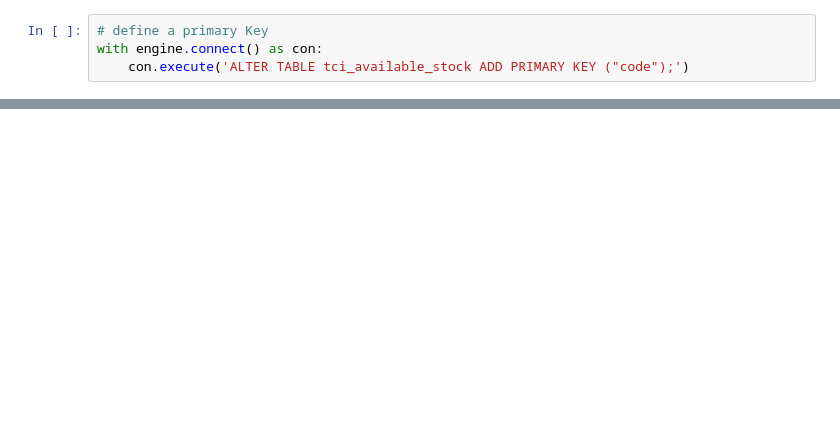
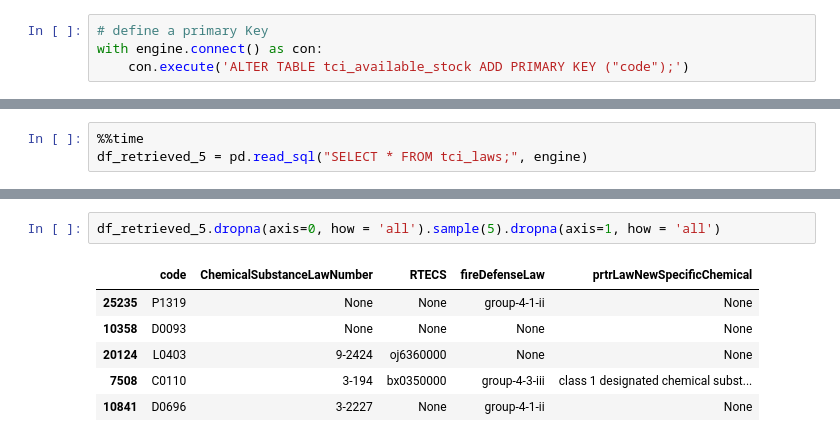
Before and after one commit to stephanyvargas/Learning_DataScience, a Jupyter notebook: Chemical_db/TCI_database_app/TCI_load_tables_AWS.ipynb, the cells around one changed output, grey strips where cells are left out. Cells and saved outputs as stored; diff of their text form; blank space fills up the shorter version.

```diff
--- a/Chemical_db/TCI_database_app/TCI_load_tables_AWS.ipynb
+++ b/Chemical_db/TCI_database_app/TCI_load_tables_AWS.ipynb
@@ -186,0 +366,3 @@ df_retrieved_2.sample(2).dropna(axis=1, how='all')
+# %%
+%%time
+df_retrieved_5 = pd.read_sql("SELECT * FROM tci_laws;", engine)
@@ -186,0 +372,9 @@ df_retrieved_2.sample(2).dropna(axis=1, how='all')
+# %%
+df_retrieved_5.dropna(axis=0, how = 'all').sample(5).dropna(axis=1, how = 'all')
+# %% [output]
+|  | code | ChemicalSubstanceLawNumber | RTECS | fireDefenseLaw | prtrLawNewSpecificChemical |
+| 25235 | P1319 | None | None | group-4-1-ii | None |
+| 10358 | D0093 | None | None | None | None |
+| 20124 | L0403 | 9-2424 | oj6360000 | None | None |
+| 7508 | C0110 | 3-194 | bx0350000 | group-4-3-iii | class 1 designated chemical subst... |
+| 10841 | D0696 | 3-2227 | None | group-4-1-ii | None |
```
Also changed, not shown: parts of 41 cells of this notebook.
